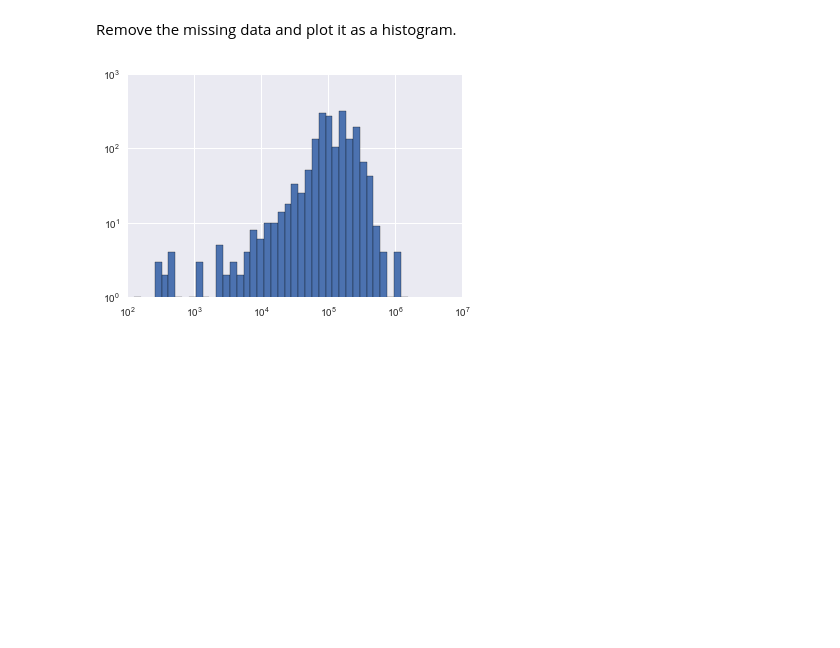
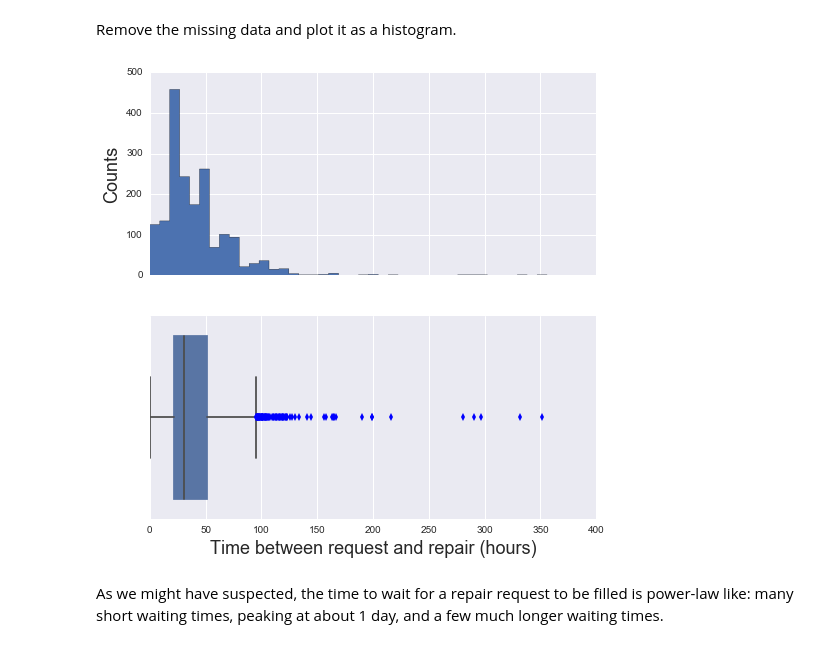
Before and after one commit to wtbarnes/moleskine, a Jupyter notebook: houston_potholes.ipynb, the cells around one changed output. Cells and saved outputs as stored; diff of their text form; code cells hidden in the pictures; blank space fills up the shorter version.

```diff
--- a/houston_potholes.ipynb
+++ b/houston_potholes.ipynb
@@ -143,9 +146,17 @@ Let's convert this time difference to seconds and append it to a new list.
 tdiff_seconds = np.array([t.total_seconds() for t in tdiff])
 # %% [markdown]
 Remove the missing data and plot it as a histogram.
-# %%
-plt.hist(tdiff_seconds[np.where(np.isnan(tdiff_seconds) == False)[0]],bins=np.logspace(2,7,50))
-plt.xscale('log')
-plt.yscale('log')
-# %% [output]
-[figure, removed]
+# %%
+clean_tdiff = tdiff_seconds[np.where(np.isnan(tdiff_seconds) == False)[0]]/3600
+_,bins = density_estimation.scotts_bin_width(clean_tdiff,return_bins=True)
+fig,ax = plt.subplots(2,1,figsize=(8,8),sharex=True)
+ax[0].hist(clean_tdiff,bins=bins,histtype='stepfilled')
+ax[1].set_xlabel(r'Time between request and repair (hours)',fontsize=18)
+ax[0].set_ylabel(r'Counts',fontsize=18)
+#ax[0].set_xscale('log')
+#ax[0].set_yscale('log')
+ax[1] = sns.boxplot(x=clean_tdiff)
+# %% [output]
+[figure, added]
+# %% [markdown]
+As we might have suspected, the time to wait for a repair request to be filled is power-law like: many short waiting times, peaking at about 1 day, and a few much longer waiting times.
```
Also changed, not shown: parts of 6 cells of this notebook.
